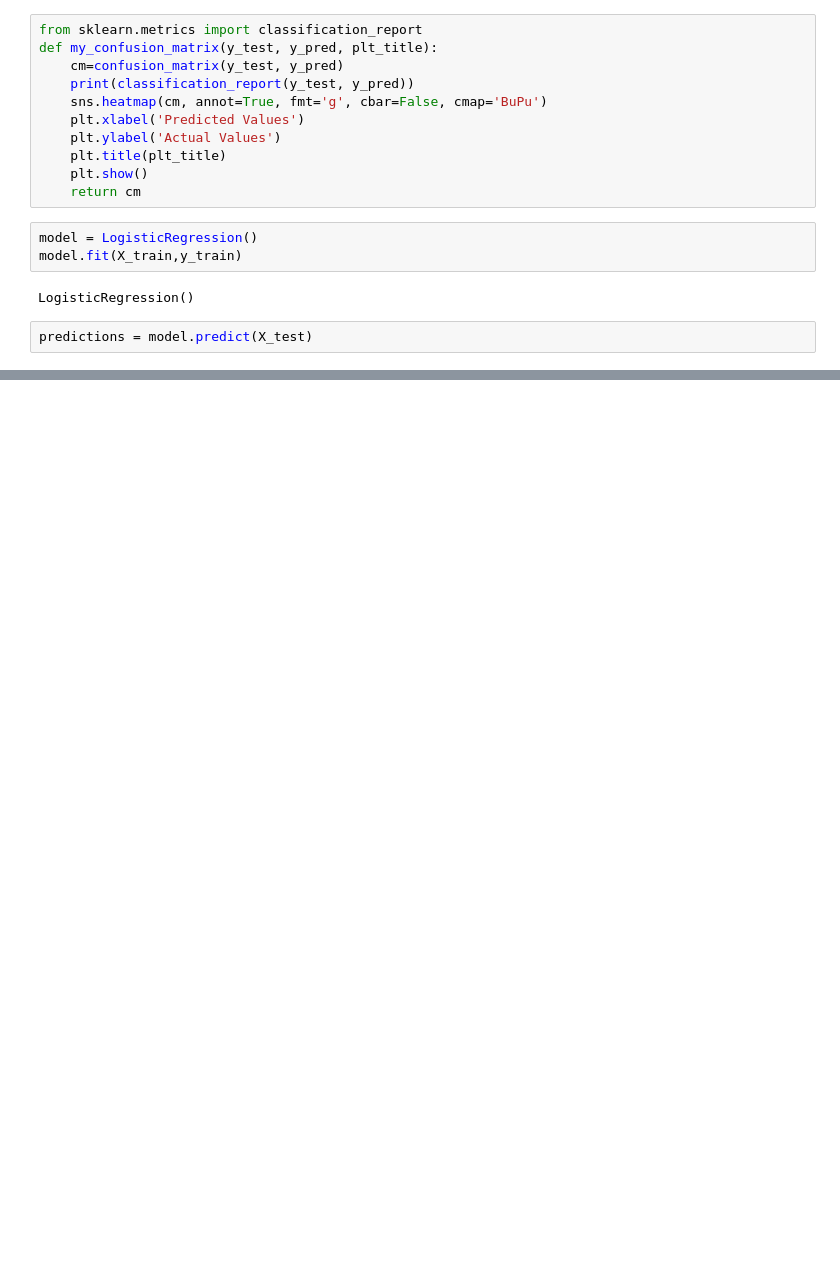
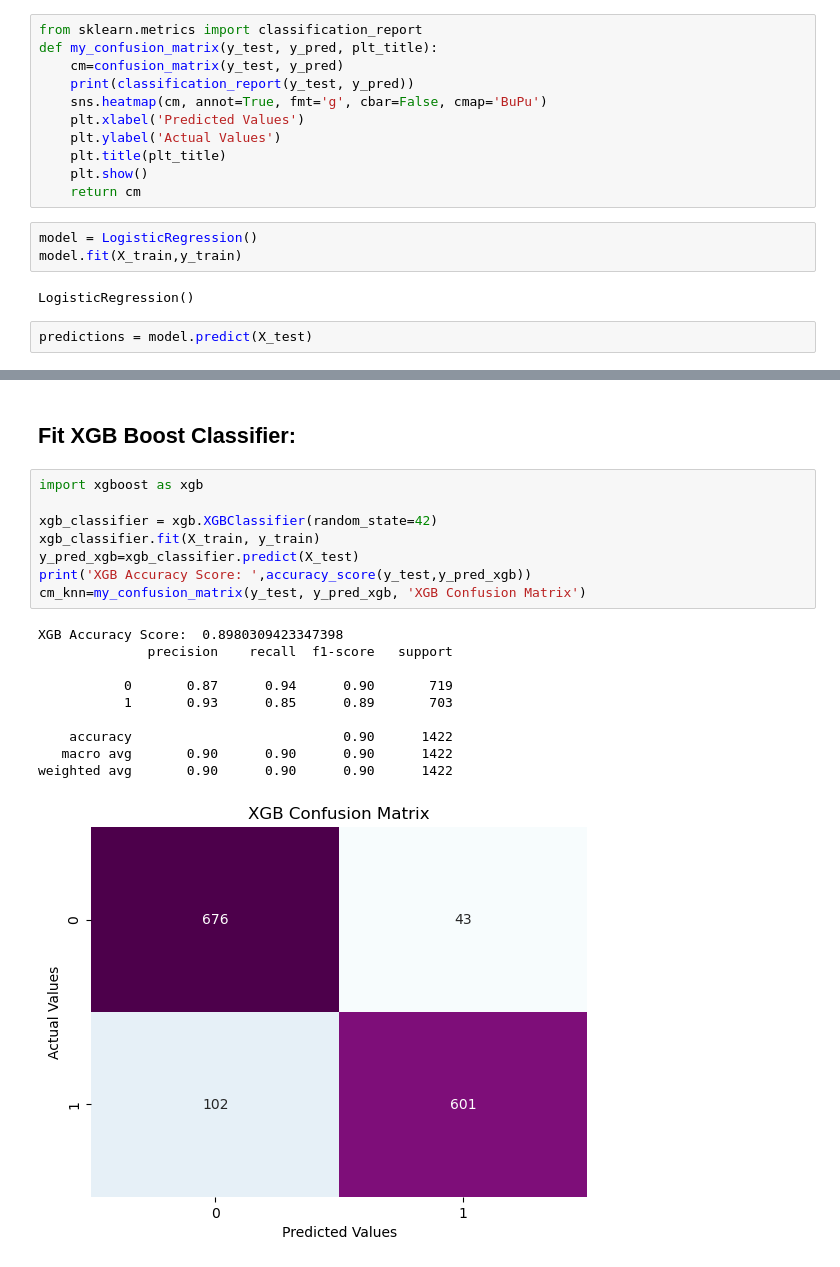
Before and after one commit to Mickamwamba/da-project, a Jupyter notebook: logistic_regression.ipynb, the cells around one changed output, grey strips where cells are left out. Cells and saved outputs as stored; diff of their text form; blank space fills up the shorter version.

```diff
--- a/logistic_regression.ipynb
+++ b/logistic_regression.ipynb
@@ -114,0 +177,21 @@ The confusion matrix [[506 213]
+# %% [markdown]
+## Fit XGB Boost Classifier:
+# %%
+import xgboost as xgb
+
+xgb_classifier = xgb.XGBClassifier(random_state=42)
+xgb_classifier.fit(X_train, y_train)
+y_pred_xgb=xgb_classifier.predict(X_test)
+print('XGB Accuracy Score: ',accuracy_score(y_test,y_pred_xgb))
+cm_knn=my_confusion_matrix(y_test, y_pred_xgb, 'XGB Confusion Matrix')
+# %% [output]
+XGB Accuracy Score:  0.8980309423347398
+              precision    recall  f1-score   support
+
+           0       0.87      0.94      0.90       719
+           1       0.93      0.85      0.89       703
+
+    accuracy                           0.90      1422
+   macro avg       0.90      0.90      0.90      1422
+weighted avg       0.90      0.90      0.90      1422
+[figure, added]
```
Also changed, not shown: parts of 8 cells of this notebook.
